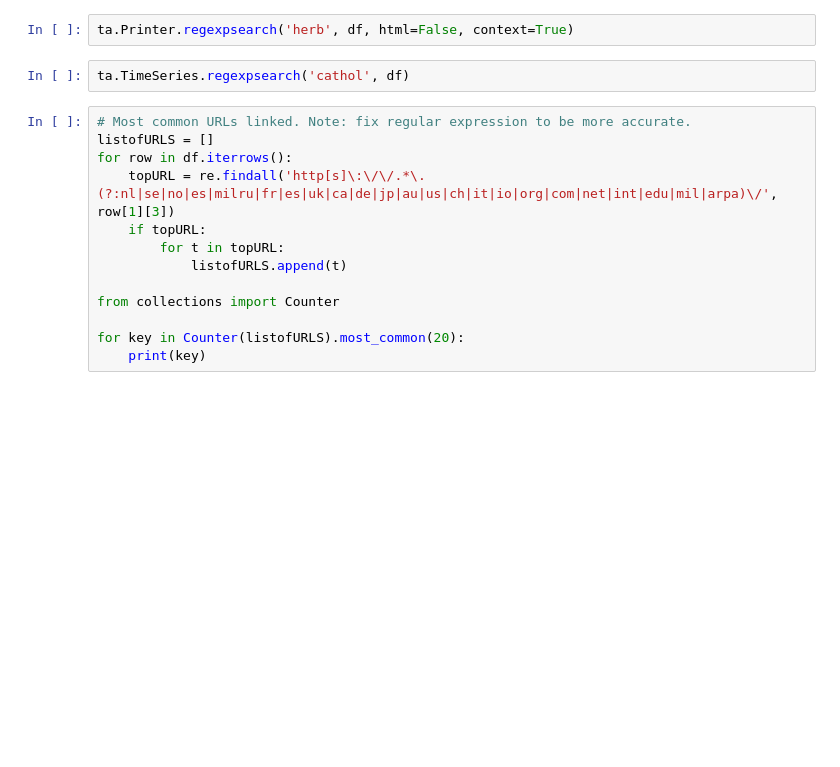
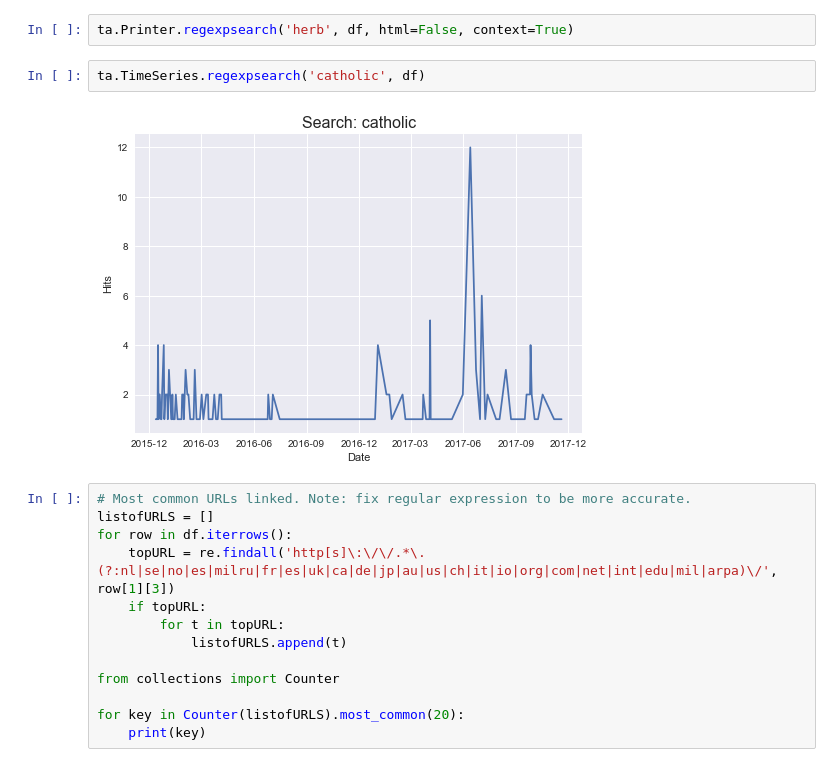
Before and after one commit to christopherkullenberg/talk-analyzer, a Jupyter notebook: shakespeareHashtagAnalyzer.ipynb, the cells around one changed output. Cells and saved outputs as stored; diff of their text form; blank space fills up the shorter version.

```diff
--- a/shakespeareHashtagAnalyzer.ipynb
+++ b/shakespeareHashtagAnalyzer.ipynb
@@ -327,7 +297,9 @@ Total users: 19
 # %%
 ta.Printer.regexpsearch('herb', df, html=False, context=True)
 # %%
-ta.TimeSeries.regexpsearch('cathol', df)
+ta.TimeSeries.regexpsearch('catholic', df)
+# %% [output]
+[figure, added]
 # %%
 # Most common URLs linked. Note: fix regular expression to be more accurate.
 listofURLS = []
```
Also changed, not shown: parts of 9 cells of this notebook, 24 other files.
